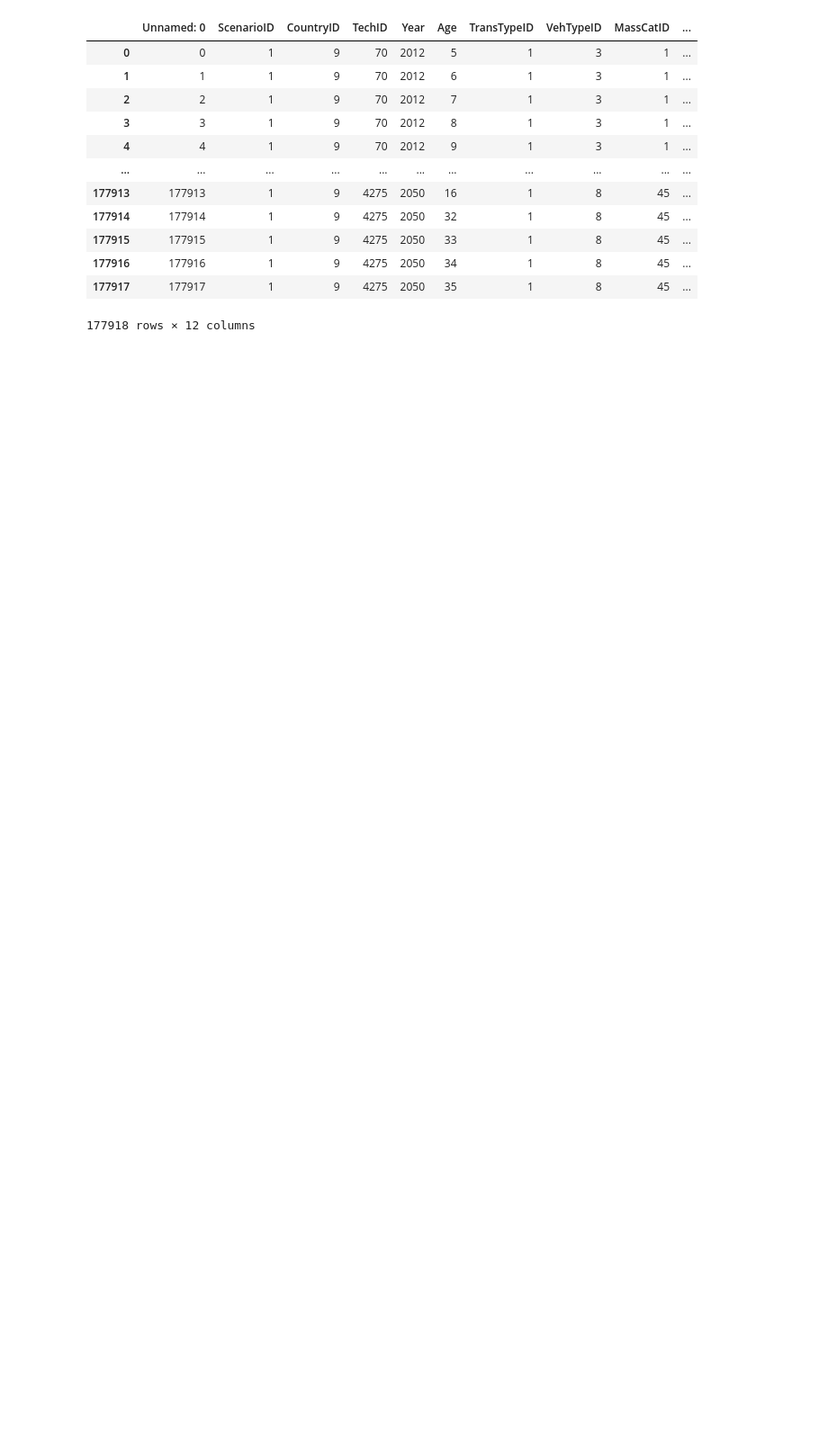
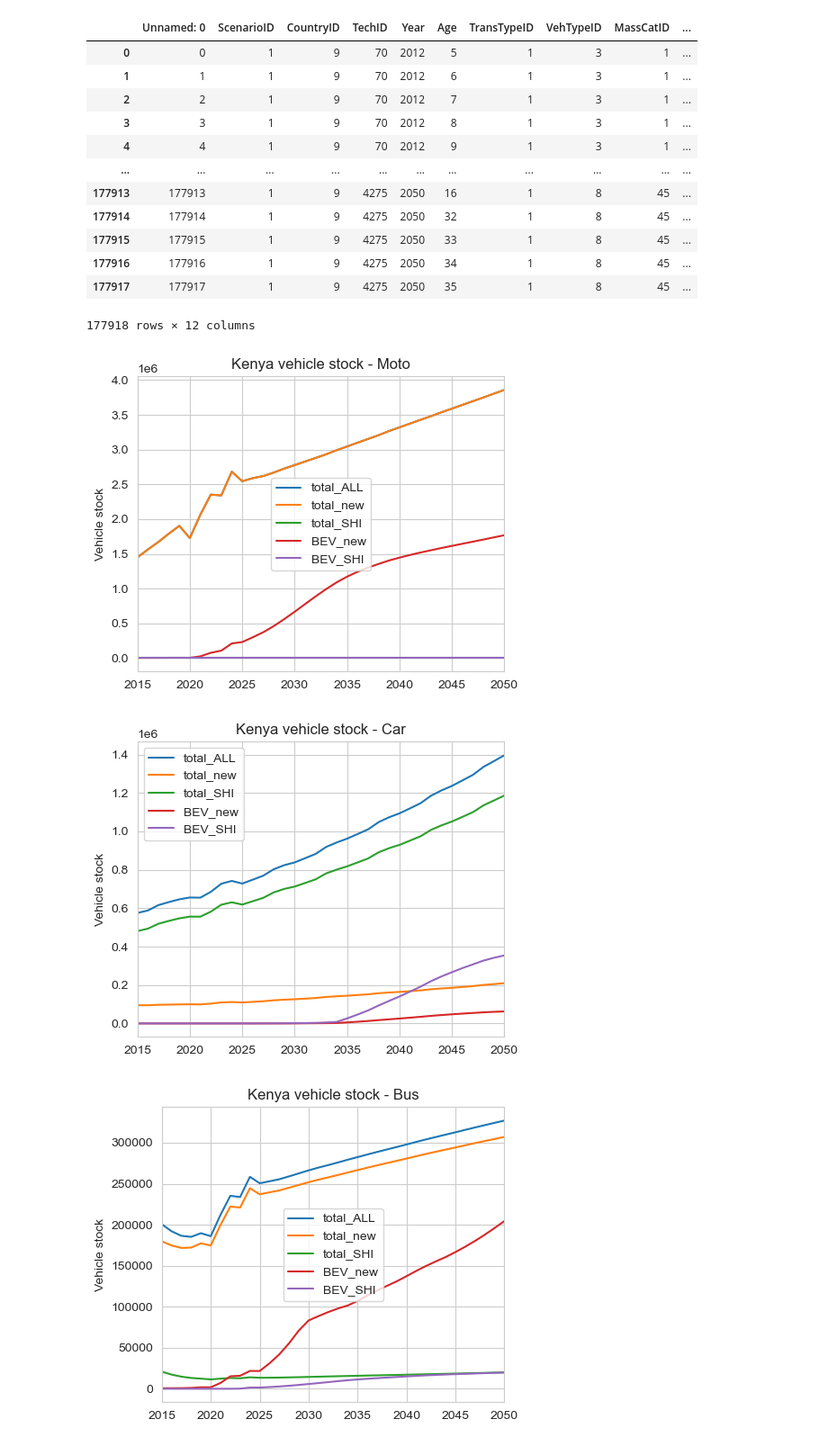
Before and after one commit to jamesjhdixon/TEAM-Kenya, a Jupyter notebook: plots/plot_vehicle_fleet_data.ipynb, the cells around one changed output. Shown at 90% size. Saved outputs shown, nothing was run; the diff lists cells and outputs as text; code cells hidden in the pictures; blank space fills up the shorter version.

```diff
--- a/plots/plot_vehicle_fleet_data.ipynb
+++ b/plots/plot_vehicle_fleet_data.ipynb
@@ -7,7 +7,7 @@ import seaborn as sns
 sns.set_style('whitegrid')
 # %%
 # import technology data
-technology = pd.read_csv(f'./data/technology.csv')
+technology = pd.read_csv(f'./../data/technology.csv')
 technology
 # %% [output]
 |  | TechID | ModeID | VehTypeID | MassCatID | FuelID | EngineID | TransTypeID | Availability | Final_Year | ... |
@@ -51,7 +51,7 @@ interface_vsm
 # validation
 
 # read in numveh baseline data
-numveh = pd.read_csv('./TEAM-Kenya_data_out/numveh.csv')
+numveh = pd.read_csv('./../TEAM-Kenya_data_out/numveh.csv')
 numveh
 # %% [output]
 |  | Unnamed: 0 | ScenarioID | CountryID | TechID | Year | Age | TransTypeID | VehTypeID | MassCatID | ... |
@@ -73,13 +71,13 @@ moto_scale = 539/1296
 #  mask for SHI for given tech
 years = range(2012, 2051)
 
-vehtype_dict = {'Moto':2, 'Car':3, 'Bus':4, 'Truck':5, 'Train':6, 'Ship':7, 'Plane':8}
+# vehtype_dict = {'Moto':2, 'Car':3, 'Bus':4, 'Truck':5, 'Train':6, 'Ship':7, 'Plane':8}
 # vehtype_dict = {'Car':3}
-# vehtype_dict ={'Moto':2, 'Car':3, 'Bus':4, 'Truck':5}
-vehtype_dict = {'Moto':2}
+vehtype_dict ={'Moto':2, 'Car':3, 'Bus':4, 'Truck':5}
+# vehtype_dict = {'Moto':2}
 
 # plot
-%matplotlib qt
+%matplotlib inline
 
 # fig,axes = plt.subplots(2,4)
 # pos=[]
@@ -104,47 +102,52 @@ for vehtype in vehtype_dict:
 
         interface_stock_data['new_new'].append(annual_Data[(annual_Data['TechID'] < 9000) & (annual_Data['VehCatID'] == 'N')]['NumVeh'].sum())
         interface_stock_data['new_SHI'].append(annual_Data[(annual_Data['TechID'] >= 9000) & (annual_Data['VehCatID'] == 'N')]['NumVeh'].sum())
-        interface_stock_data['total_new'].append(annual_Data[(annual_Data['TechID'] < 9000) & (annual_Data['VehCatID'] == 'T')]['NumVeh'].sum()*moto_scale)
-        interface_stock_data['total_SHI'].append(annual_Data[(annual_Data['TechID'] >= 9000)  & (annual_Data['VehCatID'] == 'T')]['NumVeh'].sum()*moto_scale)
+        interface_stock_data['total_new'].append(annual_Data[(annual_Data['TechID'] < 9000) & (annual_Data['VehCatID'] == 'T')]['NumVeh'].sum())
+        interface_stock_data['total_SHI'].append(annual_Data[(annual_Data['TechID'] >= 9000)  & (annual_Data['VehCatID'] == 'T')]['NumVeh'].sum())
         interface_stock_data['scrapped_new'].append(annual_Data[(annual_Data['TechID'] < 9000) & (annual_Data['VehCatID'] == 'S')]['NumVeh'].sum())
         interface_stock_data['scrapped_SHI'].append(annual_Data[(annual_Data['TechID'] >= 9000)  & (annual_Data['VehCatID'] == 'S')]['NumVeh'].sum())
-        interface_stock_data['total_ALL'].append(annual_Data[annual_Data['VehCatID'] == 'T']['NumVeh'].sum()*moto_scale)
+        interface_stock_data['total_ALL'].append(annual_Data[annual_Data['VehCatID'] == 'T']['NumVeh'].sum())
 
-        interface_stock_data['BEV_all'].append(annual_Data[(annual_Data['TechID'].isin(technology[technology.FuelID==12].TechID)) & (annual_Data['VehCatID'] == 'T')]['NumVeh'].sum()*moto_scale)
-        interface_stock_data['BEV_SHI'].append(annual_Data[(annual_Data['TechID'].isin(technology[technology.FuelID==12].TechID)) & (annual_Data['TechID'] > 9000) & (annual_Data['VehCatID'] == 'T')]['NumVeh'].sum()*moto_scale)
-        interface_stock_data['BEV_new'].append(annual_Data[(annual_Data['TechID'].isin(technology[technology.FuelID==12].TechID)) & (annual_Data['TechID'] < 9000) & (annual_Data['VehCatID'] == 'T')]['NumVeh'].sum()*moto_scale)
+        interface_stock_data['BEV_all'].append(annual_Data[(annual_Data['TechID'].isin(technology[technology.FuelID==12].TechID)) & (annual_Data['VehCatID'] == 'T')]['NumVeh'].sum())
+        interface_stock_data['BEV_SHI'].append(annual_Data[(annual_Data['TechID'].isin(technology[technology.FuelID==12].TechID)) & (annual_Data['TechID'] > 9000) & (annual_Data['VehCatID'] == 'T')]['NumVeh'].sum())
+        interface_stock_data['BEV_new'].append(annual_Data[(annual_Data['TechID'].isin(technology[technology.FuelID==12].TechID)) & (annual_Data['TechID'] < 9000) & (annual_Data['VehCatID'] == 'T')]['NumVeh'].sum())
 
 
     fig, ax = plt.subplots(figsize=(5,4))
 
     clr_cnt = 0
 
     plot_keys = list(interface_stock_data.keys())
     plot_keys = ['total_ALL', 'total_new', 'total_SHI', 'BEV_new', 'BEV_SHI']
     for data in plot_keys:
 
         ax.plot(years, interface_stock_data[data], label=data, color=sns.color_palette()[clr_cnt])
 
         clr_cnt += 1
 
     # put a comparison on from input data
     st_year = 2015
     e_year = 2050
     initial_stock = numveh[(numveh.VehTypeID == vehtype_dict[vehtype]) & (numveh.Year == 2012)].NumVeh.sum()
 
     #ax.axhline(initial_stock, color='black', linestyle='--', label='initial')
 
     ax.set_xlim(left=st_year, right=e_year)
     ax.set_ylabel('Vehicle stock')
     ax.legend()
 
     plt.title(f'Kenya vehicle stock - {vehtype}')
     fig.tight_layout()
 
-    if calibration:
+    if purpose == 'calibration':
         #fig.savefig(f'./calibration/attempts/attempt{attempt}/vehstock_{vehtype}.png')
-        fig.savefig(f'./calibration/attempts/{attempt}/vehstock_{vehtype}.png')
-    else:
-        fig.savefig(f'./plots/vehstock_{vehtype}.png')
+        fig.savefig(f'./../calibration/attempts/{attempt}/vehstock_{vehtype}.png')
+    elif purpose == 'scenario':
+
+        fig.savefig(f'./../scenarios/data-out/{scenario}/vehstock_{vehtype}.png')
 
     # pos_count+=1
+# %% [output]
+[figure, added]
+[figure, added]
+[figure, added]
```
Also changed, not shown: parts of 4 cells of this notebook, 57 other files.
